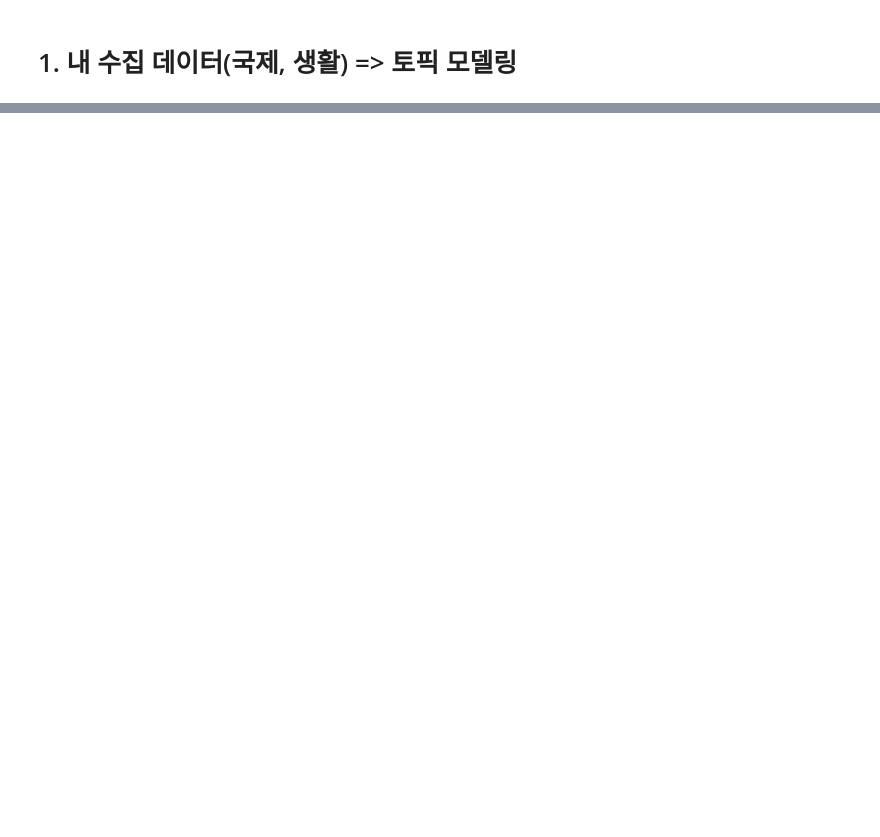
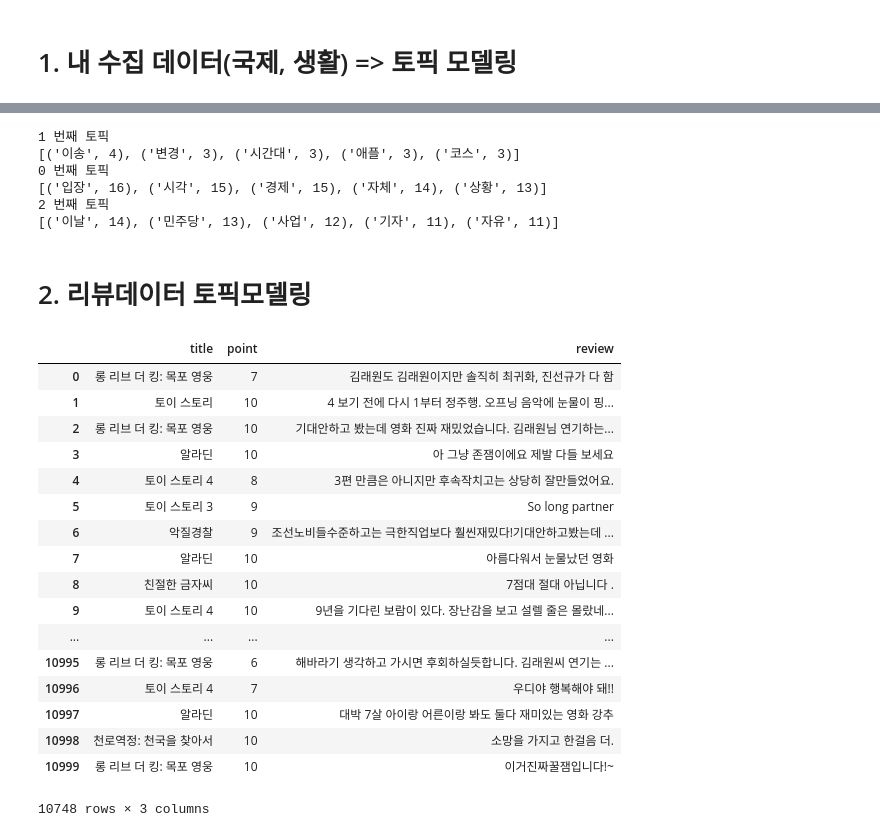
Before and after one commit to smothly/ai_innovation_NLP, a Jupyter notebook: 6.20 LDA.ipynb, the cells around one changed output, grey strips where cells are left out. Drawn from its saved outputs; the diff is of its cells as text; code cells hidden in the pictures; blank space fills up the shorter version.

```diff
--- a/6.20 LDA.ipynb
+++ b/6.20 LDA.ipynb
@@ -325,4 +328,19 @@ for _ in bar_total:
 # %%
 for k, termList in topicTermMatrix.items():
     print(k, "번째 토픽")
-    print(sorted(termList.items(), key=lambda x:x[1], reverse=True)[:4])
+    print(sorted(termList.items(), key=lambda x:x[1], reverse=True)[:5])
+# %% [output]
+1 번째 토픽
+[('이송', 4), ('변경', 3), ('시간대', 3), ('애플', 3), ('코스', 3)]
+0 번째 토픽
+[('입장', 16), ('시각', 15), ('경제', 15), ('자체', 14), ('상황', 13)]
+2 번째 토픽
+[('이날', 14), ('민주당', 13), ('사업', 12), ('기자', 11), ('자유', 11)]
+# %% [markdown]
+# 2. 리뷰데이터 토픽모델링
+# %%
+import pandas as pd
+
+reviews = pd.read_csv("./reviewData.csv", header=None, names=["title", "point", "review"], encoding="cp949")
+reviews = reviews[reviews["review"].notnull()]
+reviews = reviews.drop_duplicates()
@@ -328,0 +355,21 @@ for k, termList in topicTermMatrix.items():
+# %%
+reviews
+# %% [output]
+|  | title | point | review |
+| 0 | 롱 리브 더 킹: 목포 영웅 | 7 | 김래원도 김래원이지만 솔직히 최귀화, 진선규가 다 함 |
+| 1 | 토이 스토리 | 10 | 4 보기 전에 다시 1부터 정주행. 오프닝 음악에 눈물이 핑... |
+| 2 | 롱 리브 더 킹: 목포 영웅 | 10 | 기대안하고 봤는데 영화 진짜 재밌었습니다. 김래원님 연기하는... |
+| 3 | 알라딘 | 10 | 아 그냥 존잼이에요 제발 다들 보세요 |
+| 4 | 토이 스토리 4 | 8 | 3편 만큼은 아니지만 후속작치고는 상당히 잘만들었어요. |
+| 5 | 토이 스토리 3 | 9 | So long partner |
+| 6 | 악질경찰 | 9 | 조선노비들수준하고는 극한직업보다 훨씬재밌다!기대안하고봤는데 ... |
+| 7 | 알라딘 | 10 | 아름다워서 눈물났던 영화 |
+| 8 | 친절한 금자씨 | 10 | 7점대 절대 아닙니다 . |
+| 9 | 토이 스토리 4 | 10 | 9년을 기다린 보람이 있다. 장난감을 보고 설렐 줄은 몰랐네... |
+| ... | ... | ... | ... |
+| 10995 | 롱 리브 더 킹: 목포 영웅 | 6 | 해바라기 생각하고 가시면 후회하실듯합니다. 김래원씨 연기는 ... |
+| 10996 | 토이 스토리 4 | 7 | 우디야 행복해야 돼!! |
+| 10997 | 알라딘 | 10 | 대박 7살 아이랑 어른이랑 봐도 둘다 재미있는 영화 강추 |
+| 10998 | 천로역정: 천국을 찾아서 | 10 | 소망을 가지고 한걸음 더. |
+| 10999 | 롱 리브 더 킹: 목포 영웅 | 10 | 이거진짜꿀잼입니다!~ |
+10748 rows × 3 columns
```
Also changed, not shown: parts of 17 cells of this notebook, 15 other files.
